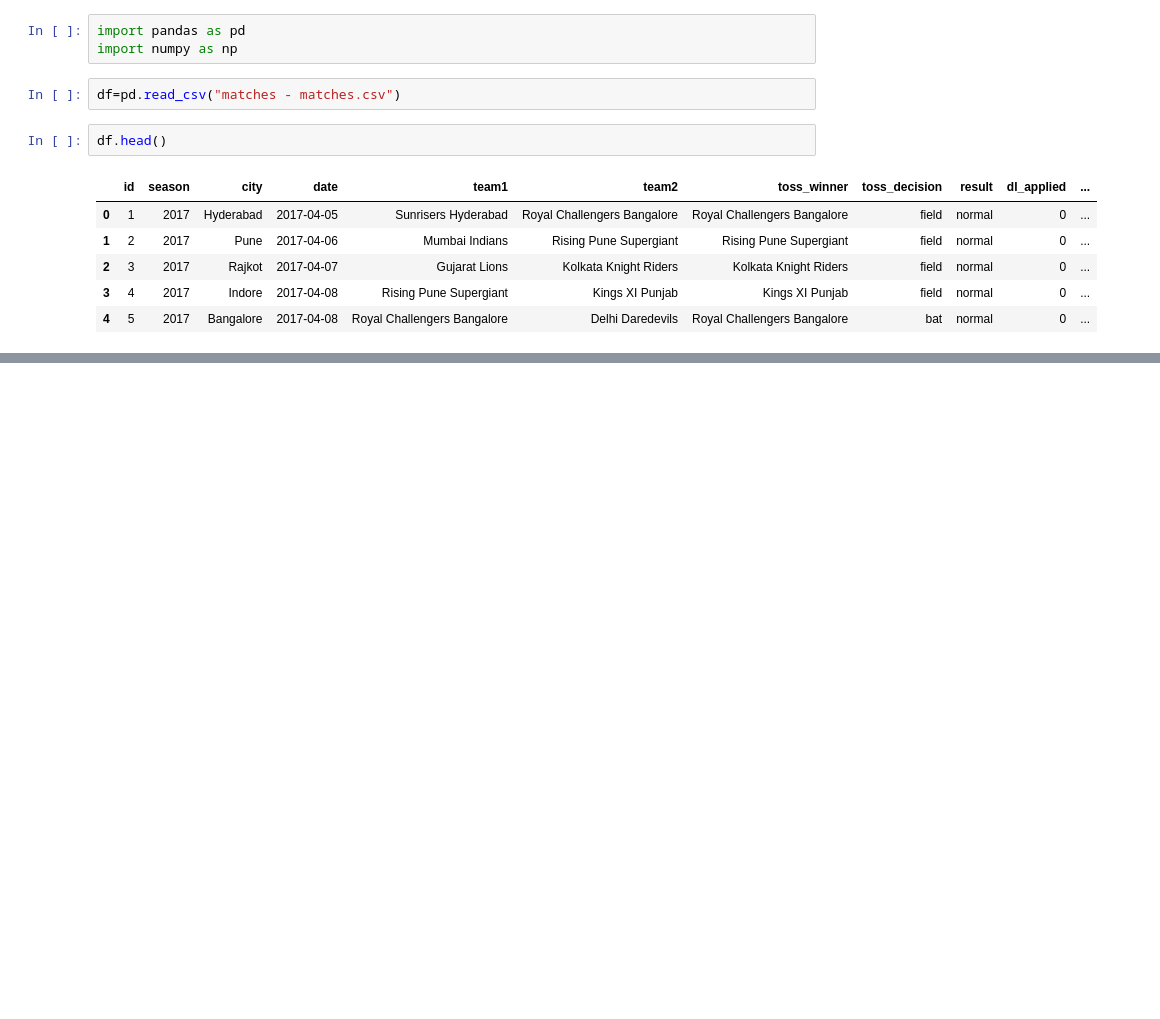
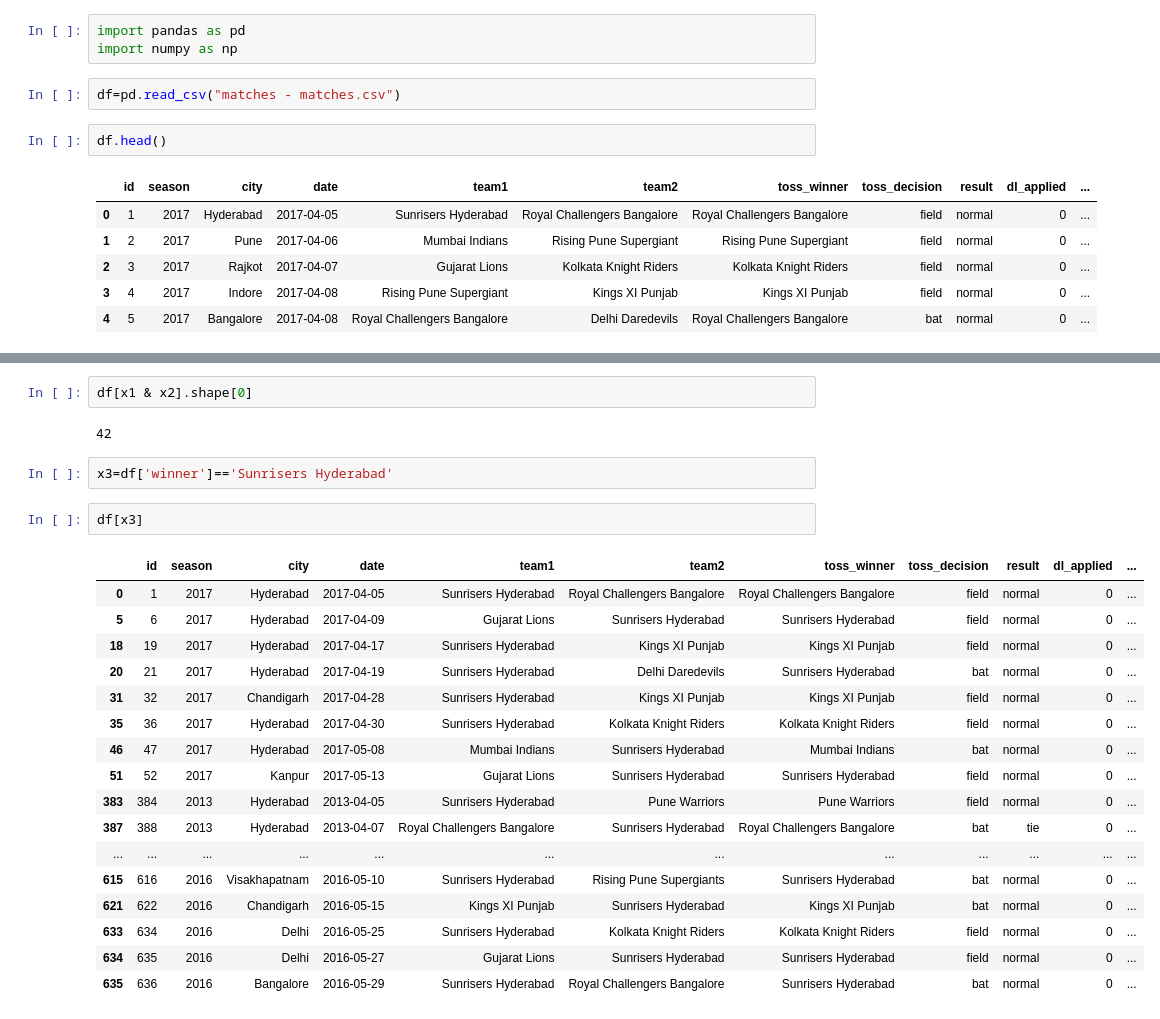
Before and after one commit to ajaykumar080286/Pandas, a Jupyter notebook: Filter_data_frame.ipynb, the cells around one changed output, grey strips where cells are left out. Saved outputs shown, nothing was run; the diff lists cells and outputs as text; blank space fills up the shorter version.

```diff
--- a/Filter_data_frame.ipynb
+++ b/Filter_data_frame.ipynb
@@ -16,0 +98,26 @@ df.head()
+# %%
+df[x1 & x2].shape[0]
+# %% [output]
+42
+# %%
+x3=df['winner']=='Sunrisers Hyderabad'
+# %%
+df[x3]
+# %% [output]
+|  | id | season | city | date | team1 | team2 | toss_winner | toss_decision | result | dl_applied | ... |
+| 0 | 1 | 2017 | Hyderabad | 2017-04-05 | Sunrisers Hyderabad | Royal Challengers Bangalore | Royal Challengers Bangalore | field | normal | 0 | ... |
+| 5 | 6 | 2017 | Hyderabad | 2017-04-09 | Gujarat Lions | Sunrisers Hyderabad | Sunrisers Hyderabad | field | normal | 0 | ... |
+| 18 | 19 | 2017 | Hyderabad | 2017-04-17 | Sunrisers Hyderabad | Kings XI Punjab | Kings XI Punjab | field | normal | 0 | ... |
+| 20 | 21 | 2017 | Hyderabad | 2017-04-19 | Sunrisers Hyderabad | Delhi Daredevils | Sunrisers Hyderabad | bat | normal | 0 | ... |
+| 31 | 32 | 2017 | Chandigarh | 2017-04-28 | Sunrisers Hyderabad | Kings XI Punjab | Kings XI Punjab | field | normal | 0 | ... |
+| 35 | 36 | 2017 | Hyderabad | 2017-04-30 | Sunrisers Hyderabad | Kolkata Knight Riders | Kolkata Knight Riders | field | normal | 0 | ... |
+| 46 | 47 | 2017 | Hyderabad | 2017-05-08 | Mumbai Indians | Sunrisers Hyderabad | Mumbai Indians | bat | normal | 0 | ... |
+| 51 | 52 | 2017 | Kanpur | 2017-05-13 | Gujarat Lions | Sunrisers Hyderabad | Sunrisers Hyderabad | field | normal | 0 | ... |
+| 383 | 384 | 2013 | Hyderabad | 2013-04-05 | Sunrisers Hyderabad | Pune Warriors | Pune Warriors | field | normal | 0 | ... |
+| 387 | 388 | 2013 | Hyderabad | 2013-04-07 | Royal Challengers Bangalore | Sunrisers Hyderabad | Royal Challengers Bangalore | bat | tie | 0 | ... |
+| ... | ... | ... | ... | ... | ... | ... | ... | ... | ... | ... | ... |
+| 615 | 616 | 2016 | Visakhapatnam | 2016-05-10 | Sunrisers Hyderabad | Rising Pune Supergiants | Sunrisers Hyderabad | bat | normal | 0 | ... |
+| 621 | 622 | 2016 | Chandigarh | 2016-05-15 | Kings XI Punjab | Sunrisers Hyderabad | Kings XI Punjab | bat | normal | 0 | ... |
+| 633 | 634 | 2016 | Delhi | 2016-05-25 | Sunrisers Hyderabad | Kolkata Knight Riders | Kolkata Knight Riders | field | normal | 0 | ... |
+| 634 | 635 | 2016 | Delhi | 2016-05-27 | Gujarat Lions | Sunrisers Hyderabad | Sunrisers Hyderabad | field | normal | 0 | ... |
+| 635 | 636 | 2016 | Bangalore | 2016-05-29 | Sunrisers Hyderabad | Royal Challengers Bangalore | Sunrisers Hyderabad | bat | normal | 0 | ... |
```
Also changed, not shown: parts of 9 cells of this notebook.
